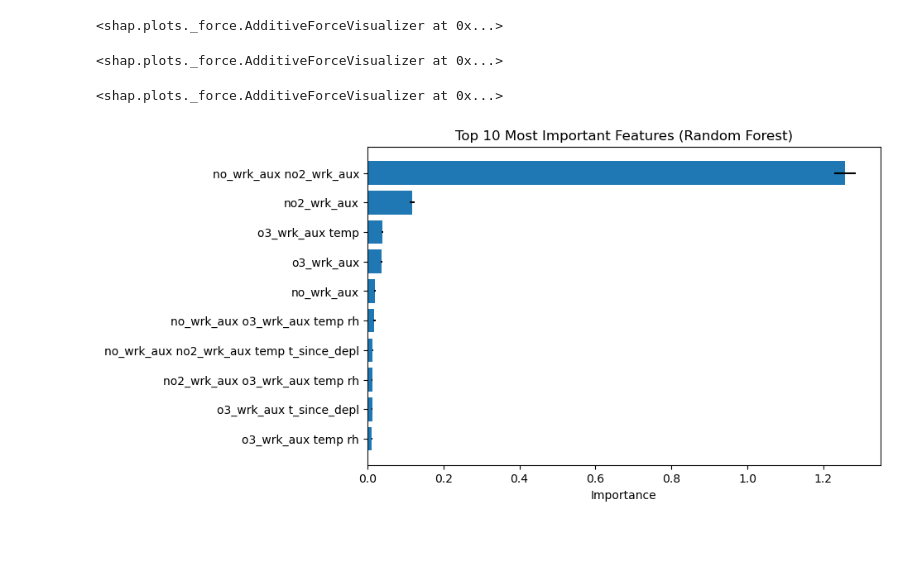
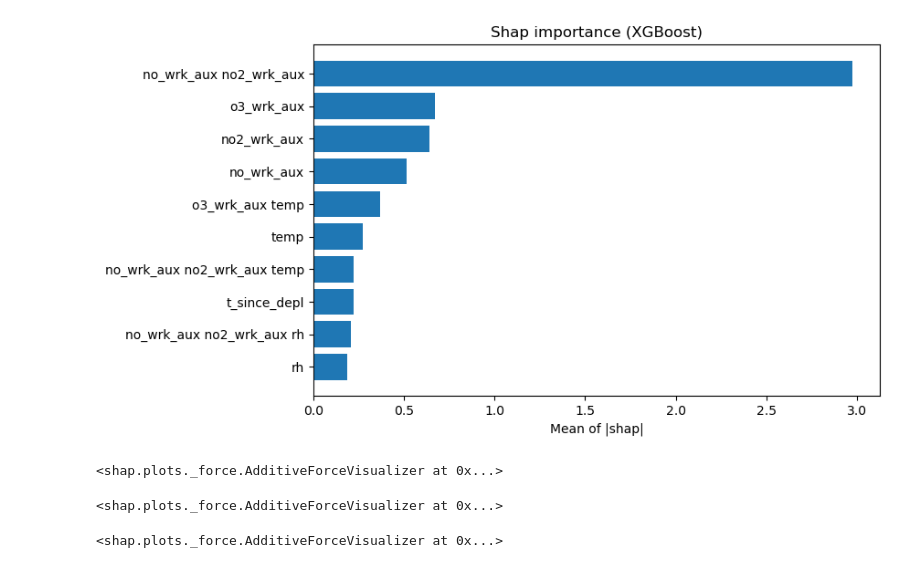
Before and after one commit to gberggg/data1030_finalproject, a Jupyter notebook: Multiple_algos_quadratic.ipynb, the cells around one changed output. Drawn from its saved outputs; the diff is of its cells as text; code cells hidden in the pictures; blank space fills up the shorter version.

```diff
--- a/Multiple_algos_quadratic.ipynb
+++ b/Multiple_algos_quadratic.ipynb
@@ -641 +659,21 @@ plt.gca().invert_yaxis()
+# %%
+# XGB GLOBAL SHAP PLOT
+
+# average across random states and instances
+shap_summary = np.mean(np.abs(shap_values_sets), axis=0)
+shap_global = np.mean(np.abs(shap_summary), axis = 0)
+
+shap_labels = pd.Series(shap_global, index = feature_names)
+shap_labels_idx = shap_labels.sort_values(ascending = False).index[:10]
+shap_labels_sort = shap_labels.loc[shap_labels_idx]
+
+# shap plot
+plt.figure(figsize=(8, 5))
+plt.barh(shap_labels_sort.index, shap_labels_sort.values)
+plt.xlabel('Mean of |shap|')
+plt.title('Shap importance (XGBoost)')
+plt.gca().invert_yaxis()
+plt.savefig('feat_importance_figures/interp2_xgb_globalshap.png')
+# %% [output]
+[figure, added]
 # %%
@@ -666,51 +705,3 @@ display(force_plot_2)
 <shap.plots._force.AdditiveForceVisualizer at 0x...>
 <shap.plots._force.AdditiveForceVisualizer at 0x...>
 <shap.plots._force.AdditiveForceVisualizer at 0x...>
-# %%
-# Global feature importance for Random Forest
-
-rf_impt_results = []
-X_test_poly_scaled_sets = []
-explainers = []
-shap_values_sets = []
-
-for i in range(len(best_models_rf)):
-
-    pipeline = best_models_rf[i]
-    model = pipeline.named_steps['randomforestregressor']
-    column_transformer = best_pipeline.named_steps['columntransformer']
-    num_pipeline = column_transformer.named_transformers_['num_pipeline']
-    preprocess_poly = num_pipeline.named_steps['poly_features']
-    preprocess_scaler = num_pipeline.named_steps['scaler']
-
-    X_test_poly = preprocess_poly.transform(X_test_rf)
-    X_test_poly_scaled = preprocess_scaler.transform(X_test_poly)
-    X_test_poly_scaled_sets.append(X_test_poly_scaled)
-
-    result = permutation_importance(model, X_test_poly_scaled, y_test_rf, n_repeats=10, random_state=i)
-    rf_impt_results.append(result)
-
-    # local importance with shap
-    explainer = shap.TreeExplainer(model)
-    explainers.append(explainer)
-    shap_values = explainer.shap_values(X_test_poly_scaled) # on the preprocessed set
-    shap_values_sets.append(shap_values)
-
-
-importances_mean = np.mean([result['importances_mean'] for result in rf_impt_results], axis=0)
-importances_std = np.mean([result['importances_std'] for result in rf_impt_results], axis=0)
-
-label_importances_mean = pd.Series(importances_mean, index=feature_names)
-label_importances_std = pd.Series(importances_std, index=feature_names)
-
-sorted_idx = label_importances_mean.sort_values(ascending=False).index[:10]
-sorted_importances_mean = label_importances_mean.loc[sorted_idx]
-sorted_importances_std = label_importances_std.loc[sorted_idx]
-
-plt.figure(figsize=(8, 5))
-plt.barh(sorted_importances_mean.index, sorted_importances_mean.values, xerr=sorted_importances_std.values)
-plt.xlabel('Importance')
-plt.title('Top 10 Most Important Features (Random Forest)')
-plt.gca().invert_yaxis()
-# %% [output]
-[figure, removed]
```
Also changed, not shown: parts of 31 cells of this notebook, 23 other files.
